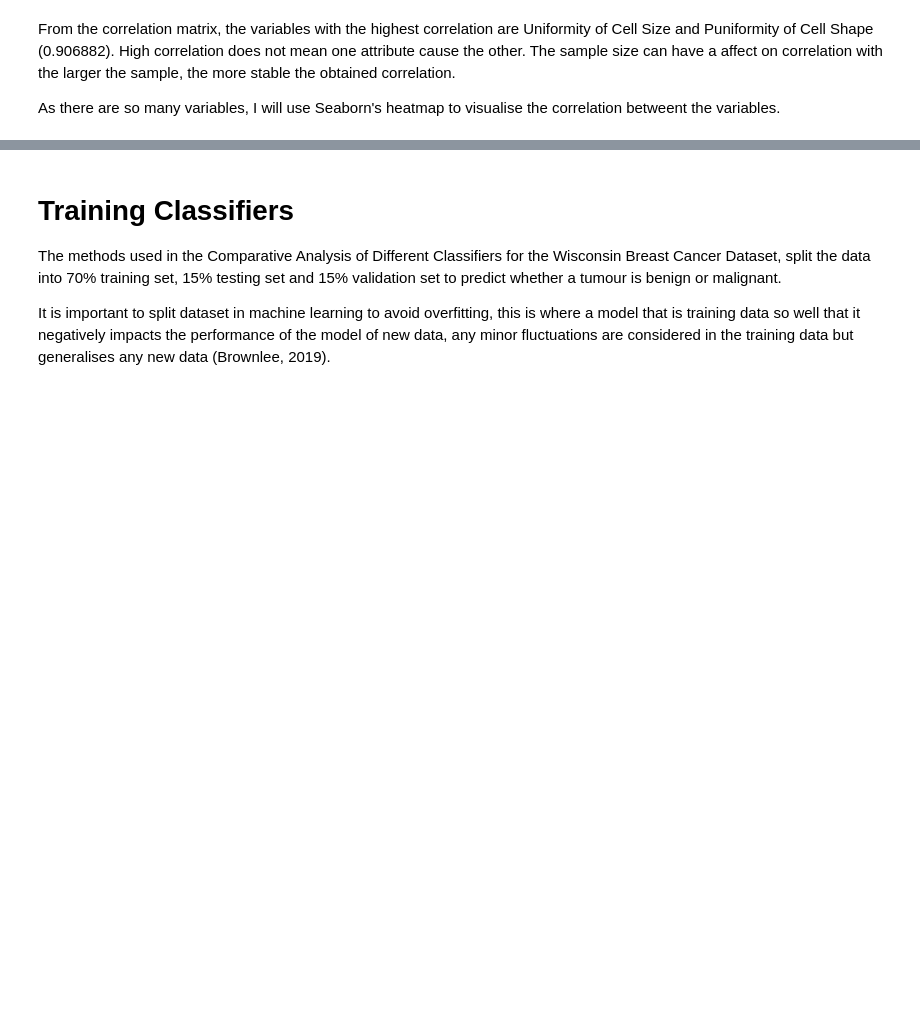
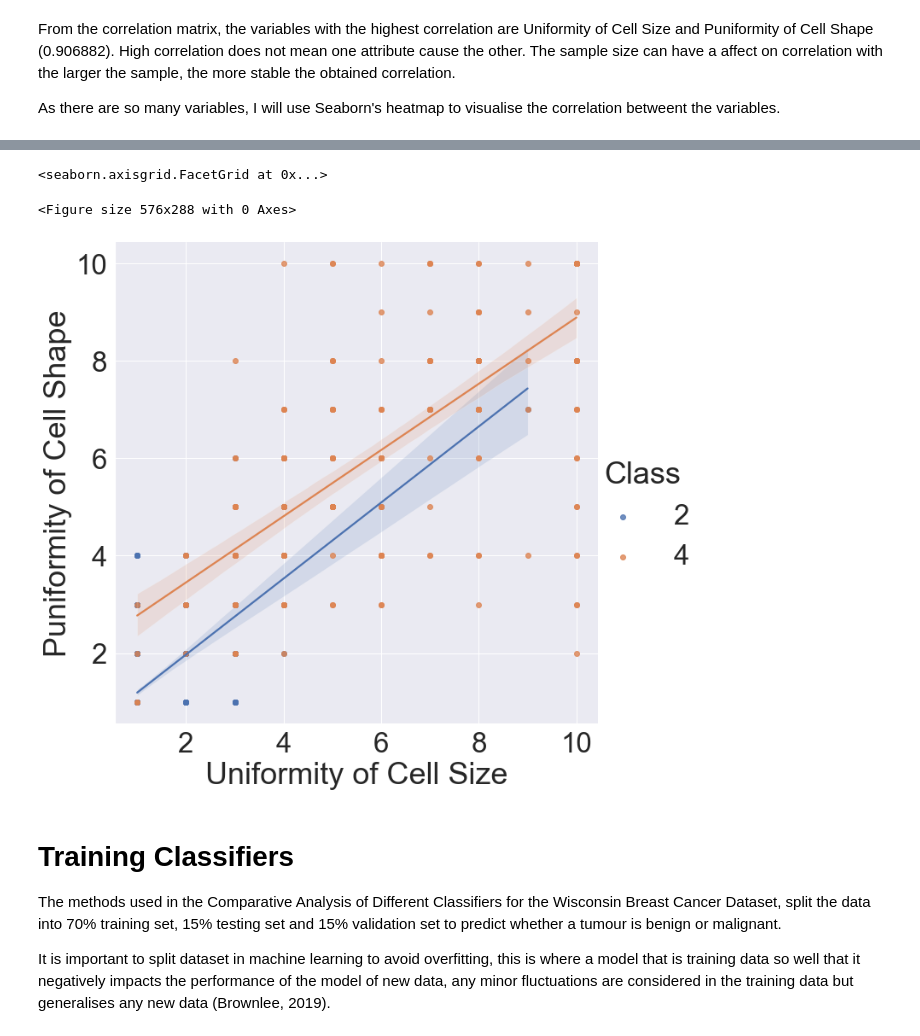
Before and after one commit to kalamkitty/ProgDA_project-2, a Jupyter notebook: PDFA Project 2.ipynb, the cells around one changed output, grey strips where cells are left out. Drawn from its saved outputs; the diff is of its cells as text; code cells hidden in the pictures; blank space fills up the shorter version.

```diff
--- a/PDFA Project 2.ipynb
+++ b/PDFA Project 2.ipynb
@@ -348,3 +362,11 @@ From looking at the heatmap, we can see that the higher the correlation between
+# %%
+# https://seaborn.pydata.org/generated/seaborn.lmplot.html
+plt.figure(figsize=(8,4))
+sns.lmplot(x= "Uniformity of Cell Size", y= "Puniformity of Cell Shape", hue= "Class", data= df2, height=10)
+# %% [output]
+<seaborn.axisgrid.FacetGrid at 0x...>
+<Figure size 576x288 with 0 Axes>
+[figure, added]
 # %% [markdown]
 # Training Classifiers
 
```
Also changed, not shown: parts of 33 cells of this notebook.
